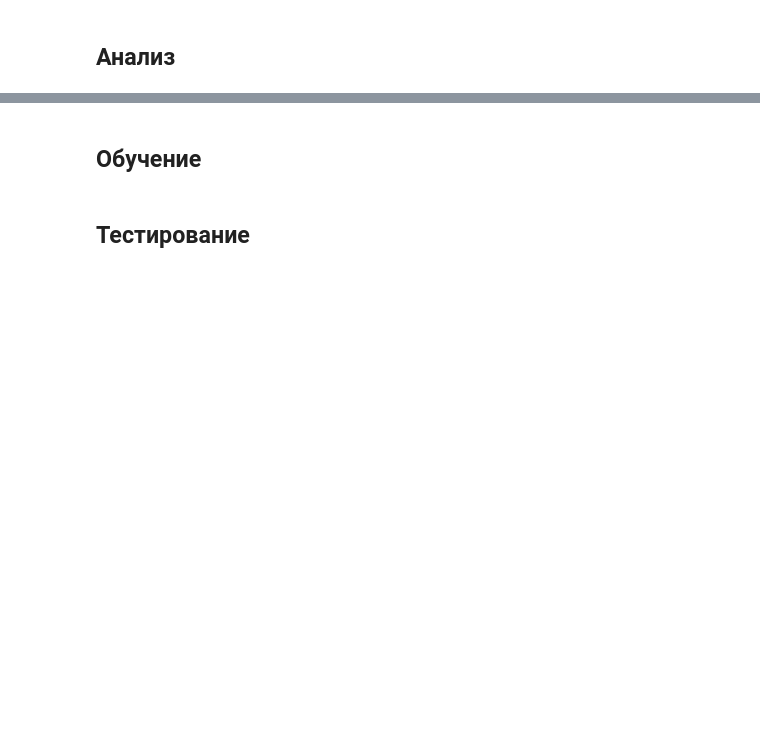
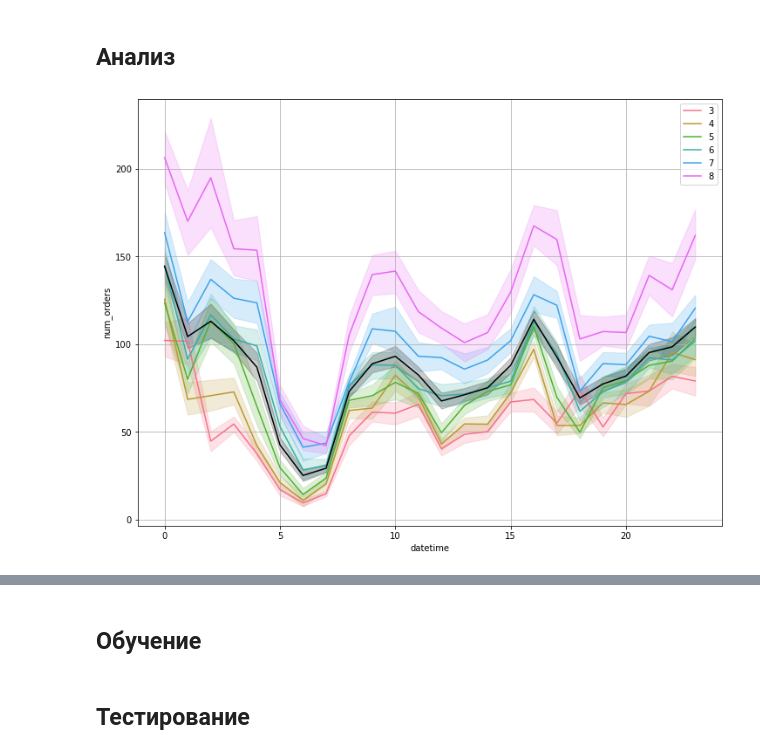
Before and after one commit to hairymax/Yandex.Practicum.DataScience, a Jupyter notebook: 3.3 Прогноз количества заказов такси/95598b13-2680-44f4-8f06-d6eafb26e375.ipynb, the cells around one changed output, grey strips where cells are left out. Cells and saved outputs as stored; diff of their text form; code cells hidden in the pictures; blank space fills up the shorter version.

```diff
--- a/3.3 Прогноз количества заказов такси/95598b13-2680-44f4-8f06-d6eafb26e375.ipynb
+++ b/3.3 Прогноз количества заказов такси/95598b13-2680-44f4-8f06-d6eafb26e375.ipynb
@@ -77,4 +88,14 @@ df
 # %% [markdown]
 ## Анализ
+# %%
+plt.figure(figsize=(12, 9))
+ax1 = sns.lineplot(data=df, x=df.index.hour, y='num_orders',
+             hue=df.index.month, palette=palette)
+ax1.legend(title='all')
+ax2 = sns.lineplot(data=df, x=df.index.hour, y='num_orders', color='black')
+ax2.legend()
+plt.grid()
+# %% [output]
+[figure, added]
 # %%
 plt.figure(figsize=(12, 9))
```
Also changed, not shown: parts of 11 cells of this notebook, 1 other file.
